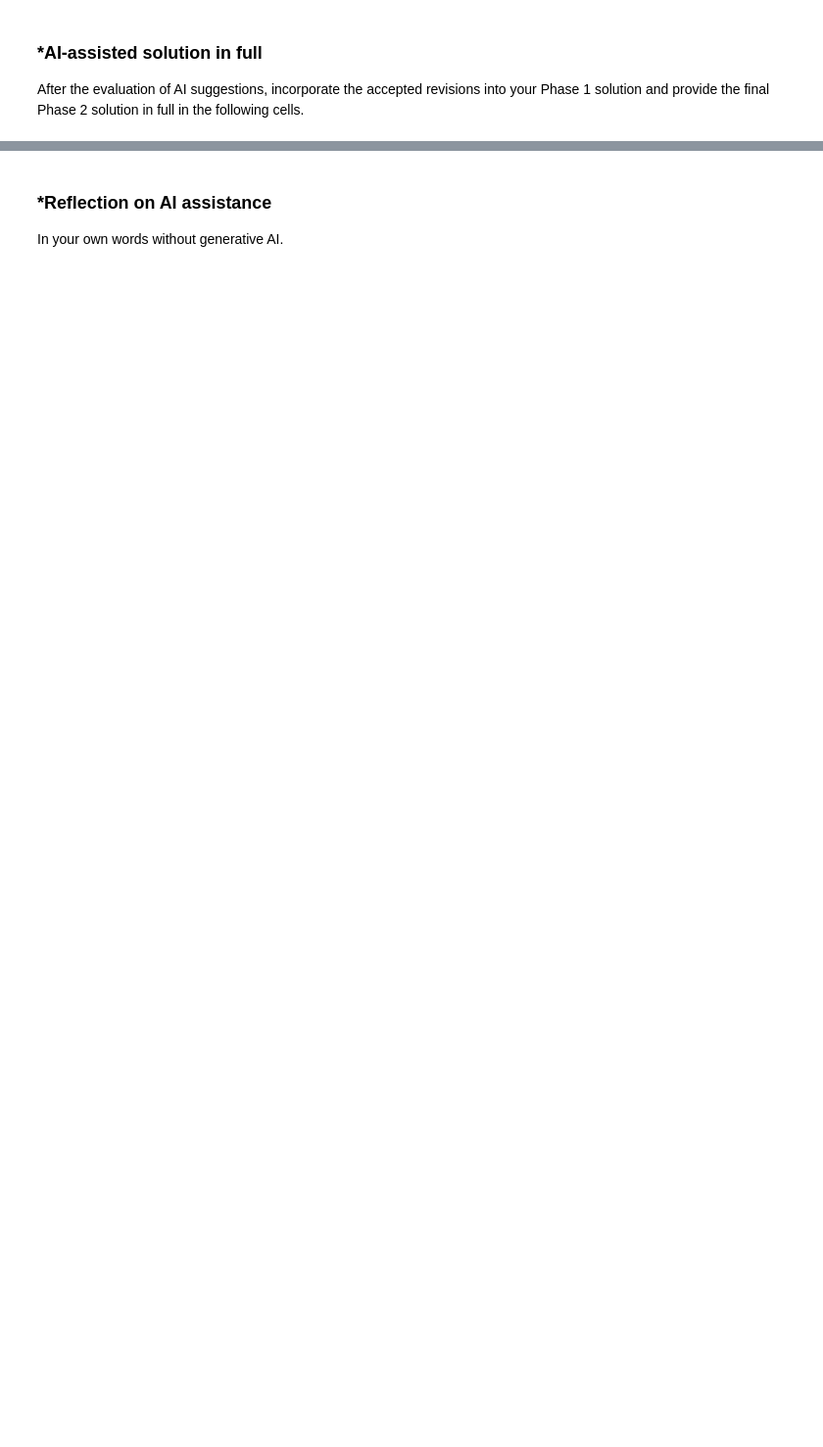
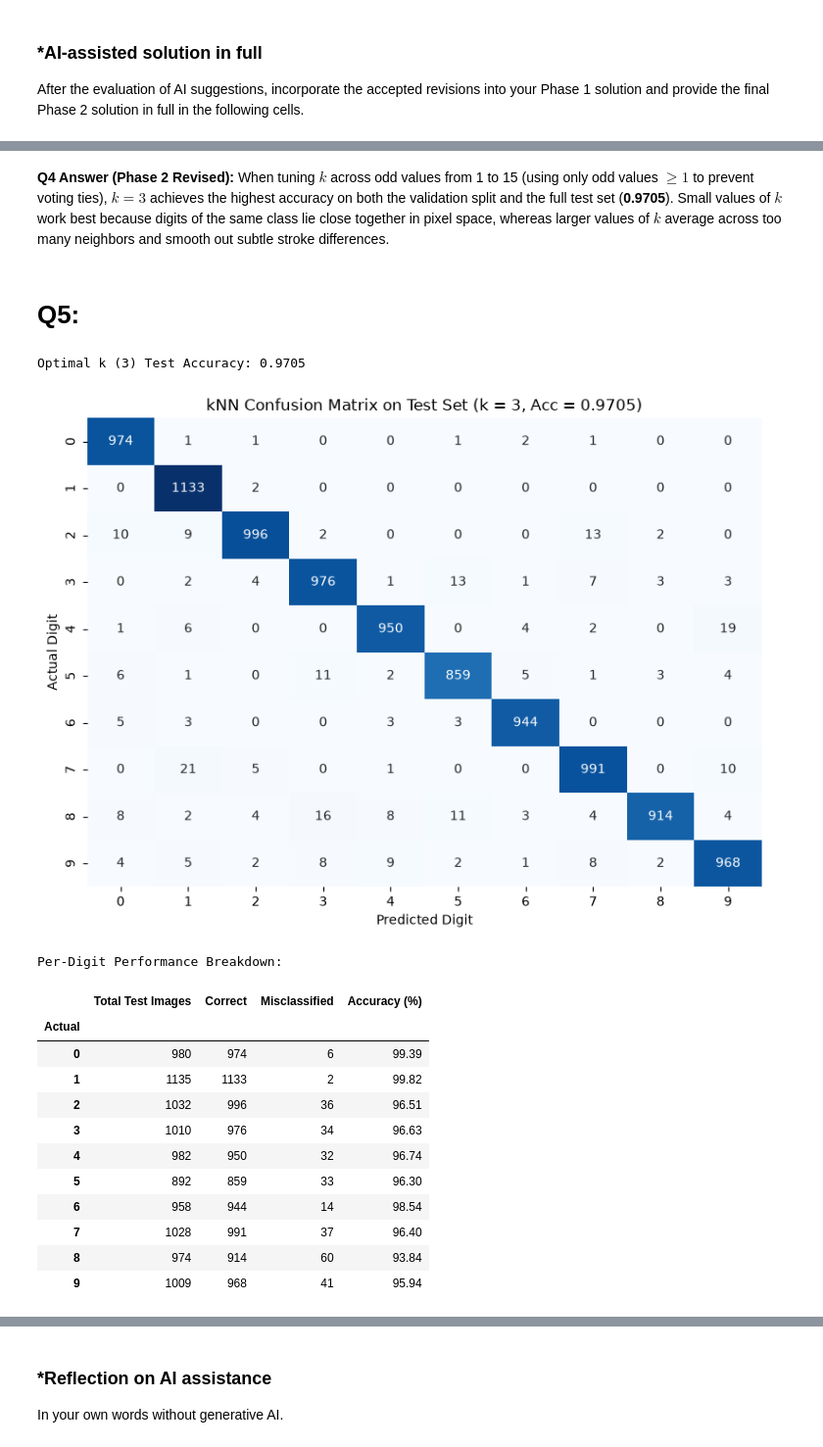
Before and after one commit to Brustachio/L01-cv, a Jupyter notebook: notebook.ipynb, the cells around one changed output, grey strips where cells are left out. Shown at 98% size. Saved outputs shown, nothing was run; the diff lists cells and outputs as text; code cells hidden in the pictures; blank space fills up the shorter version.

```diff
--- a/notebook.ipynb
+++ b/notebook.ipynb
@@ -365,0 +562,50 @@ After the evaluation of AI suggestions, incorporate the accepted revisions into
+# %% [markdown]
+**Q4 Answer (Phase 2 Revised):**
+When tuning $k$ across odd values from 1 to 15 (using only odd values $\ge 1$ to prevent voting ties), **$k = 3$** achieves the highest accuracy on both the validation split and the full test set (**0.9705**). Small values of $k$ work best because digits of the same class lie close together in pixel space, whereas larger values of $k$ average across too many neighbors and smooth out subtle stroke differences.
+# %% [markdown]
+# Q5:
+# %%
+knn_best = KNeighborsClassifier(n_neighbors=k_star).fit(Z_train, y_train)
+y_hat_best = knn_best.predict(Z_test)
+
+test_accuracy = np.mean(y_test == y_hat_best)
+print(f"Optimal k ({k_star}) Test Accuracy: {test_accuracy:.4f}\n")
+
+conf_matrix = pd.crosstab(
+    y_test, y_hat_best, rownames=["Actual"], colnames=["Predicted"]
+)
+
+# PHASE 2 IMPROVEMENT 4: Plot a Seaborn heatmap of the confusion matrix and calculate per-digit accuracy
+plt.figure(figsize=(8, 6))
+sns.heatmap(conf_matrix, annot=True, fmt="d", cmap="Blues", cbar=False)
+plt.title(f"kNN Confusion Matrix on Test Set (k = {k_star}, Acc = {test_accuracy:.4f})")
+plt.xlabel("Predicted Digit")
+plt.ylabel("Actual Digit")
+plt.tight_layout()
+plt.show()
+
+# Per-digit accuracy (recall)
+per_digit_acc = pd.DataFrame({
+    "Total Test Images": conf_matrix.sum(axis=1),
+    "Correct": np.diag(conf_matrix),
+    "Misclassified": conf_matrix.sum(axis=1) - np.diag(conf_matrix),
+    "Accuracy (%)": (np.diag(conf_matrix) / conf_matrix.sum(axis=1) * 100).round(2),
+})
+print("Per-Digit Performance Breakdown:")
+display(per_digit_acc)
+# %% [output]
+Optimal k (3) Test Accuracy: 0.9705
+[figure, added]
+Per-Digit Performance Breakdown:
+|  | Total Test Images | Correct | Misclassified | Accuracy (%) |
+| Actual |  |  |  |  |
+| 0 | 980 | 974 | 6 | 99.39 |
+| 1 | 1135 | 1133 | 2 | 99.82 |
+| 2 | 1032 | 996 | 36 | 96.51 |
+| 3 | 1010 | 976 | 34 | 96.63 |
+| 4 | 982 | 950 | 32 | 96.74 |
+| 5 | 892 | 859 | 33 | 96.30 |
+| 6 | 958 | 944 | 14 | 98.54 |
+| 7 | 1028 | 991 | 37 | 96.40 |
+| 8 | 974 | 914 | 60 | 93.84 |
+| 9 | 1009 | 968 | 41 | 95.94 |
```
Also changed, not shown: parts of 24 cells of this notebook.
